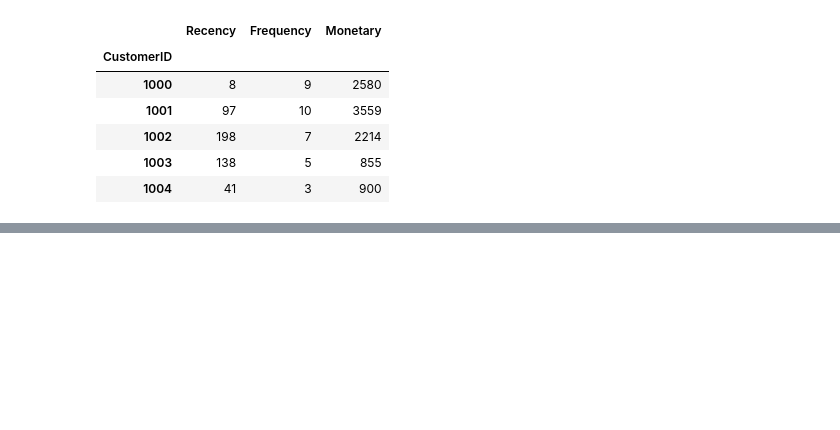
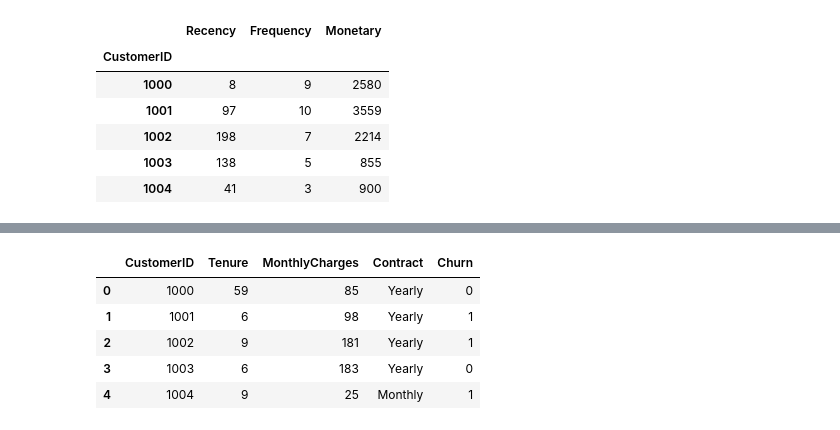
Before and after one commit to Seymanurkk/BI-Analytics-Portfolio, a Jupyter notebook: BI-Analytics-Portfolio/notebooks/business_analysis.ipynb, the cells around one changed output, grey strips where cells are left out. Saved outputs shown, nothing was run; the diff lists cells and outputs as text; code cells hidden in the pictures; blank space fills up the shorter version.

```diff
--- a/BI-Analytics-Portfolio/notebooks/business_analysis.ipynb
+++ b/BI-Analytics-Portfolio/notebooks/business_analysis.ipynb
@@ -120,0 +182,19 @@ rfm_scaled = scaler.fit_transform(rfm)
+# %%
+churn_data = {
+    "CustomerID": rfm.index,
+    "Tenure": np.random.randint(1, 60, len(rfm)),
+    "MonthlyCharges": np.random.randint(20, 200, len(rfm)),
+    "Contract": np.random.choice(["Monthly", "Yearly"], len(rfm)),
+    "Churn": np.random.choice([0, 1], len(rfm))
+}
+
+churn_df = pd.DataFrame(churn_data)
+
+churn_df.head()
+# %% [output]
+|  | CustomerID | Tenure | MonthlyCharges | Contract | Churn |
+| 0 | 1000 | 59 | 85 | Yearly | 0 |
+| 1 | 1001 | 6 | 98 | Yearly | 1 |
+| 2 | 1002 | 9 | 181 | Yearly | 1 |
+| 3 | 1003 | 6 | 183 | Yearly | 0 |
+| 4 | 1004 | 9 | 25 | Monthly | 1 |
```
Also changed, not shown: parts of 16 cells of this notebook.
